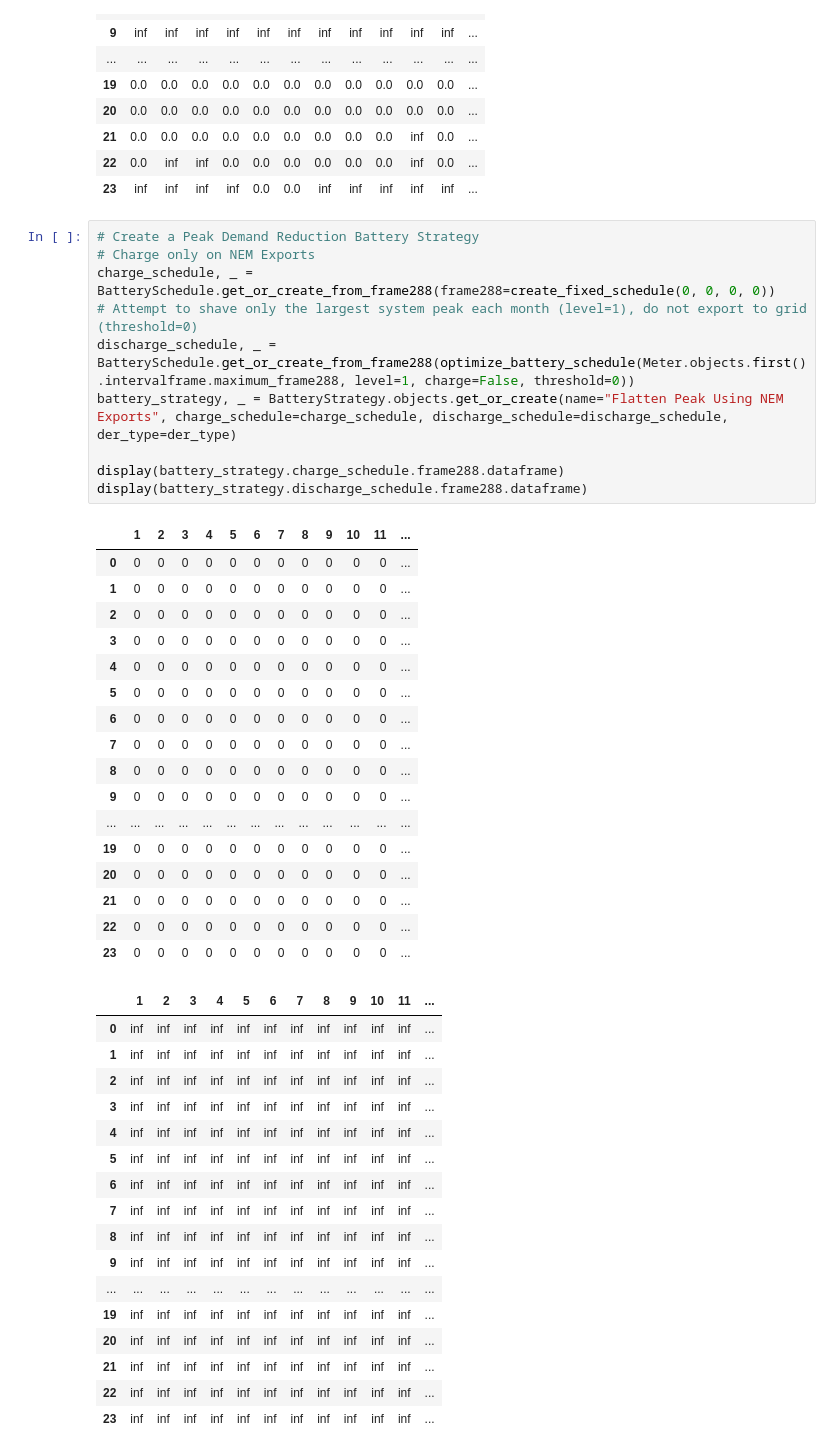
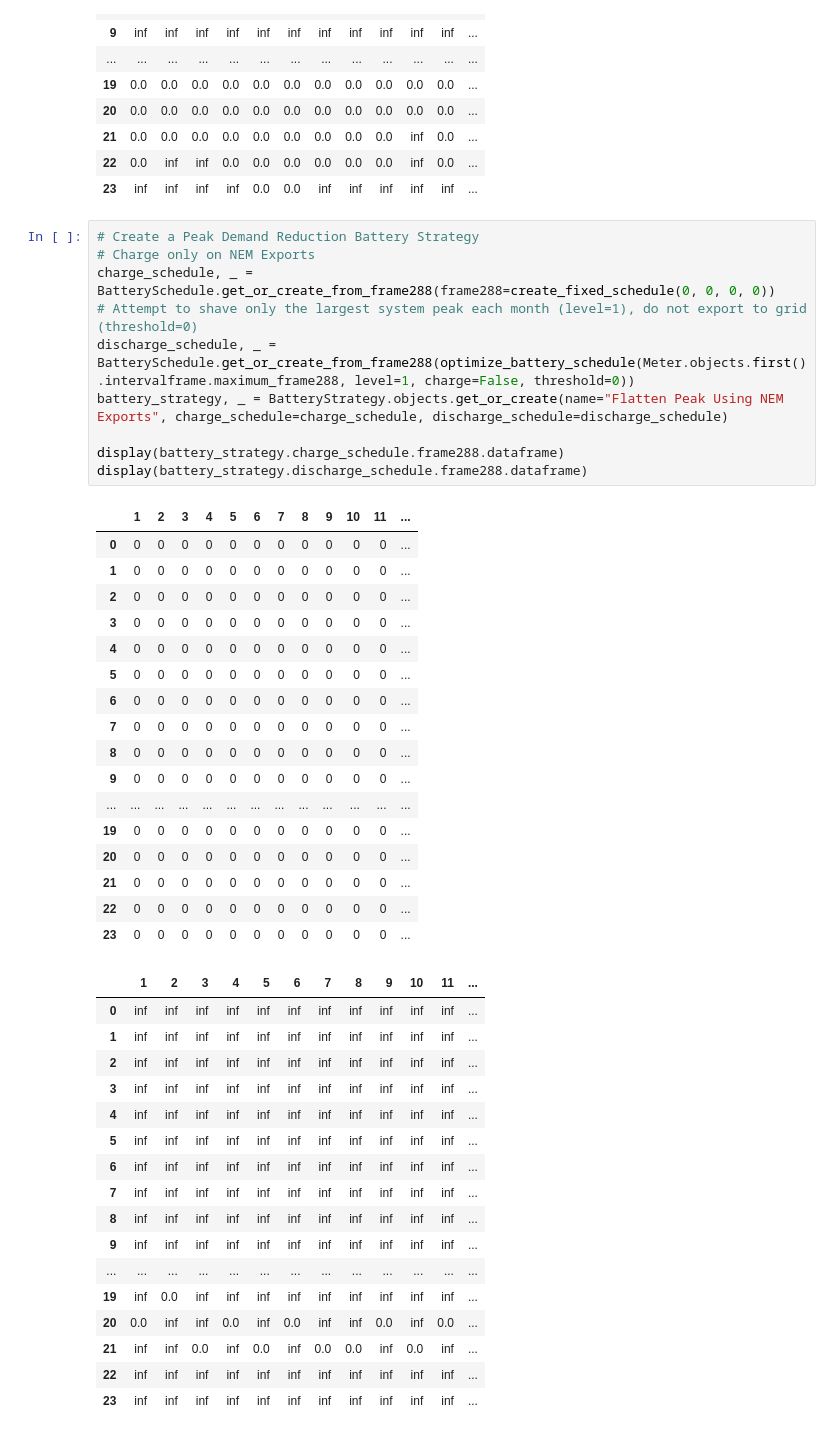
Before and after one commit to seanchon/beo_datastore, a Jupyter notebook: demo/2_create_battery_strategy.ipynb, the cells around one changed output. Drawn from its saved outputs; the diff is of its cells as text.

```diff
--- a/demo/2_create_battery_strategy.ipynb
+++ b/demo/2_create_battery_strategy.ipynb
@@ -135,43 +133,43 @@ display(battery_strategy.discharge_schedule.frame288.dataframe)
 charge_schedule, _ = BatterySchedule.get_or_create_from_frame288(frame288=create_fixed_schedule(0, 0, 0, 0))
 # Attempt to shave only the largest system peak each month (level=1), do not export to grid (threshold=0)
 discharge_schedule, _ = BatterySchedule.get_or_create_from_frame288(optimize_battery_schedule(Meter.objects.first().intervalframe.maximum_frame288, level=1, charge=False, threshold=0))
-battery_strategy, _ = BatteryStrategy.objects.get_or_create(name="Flatten Peak Using NEM Exports", charge_schedule=charge_schedule, discharge_schedule=discharge_schedule, der_type=der_type)
+battery_strategy, _ = BatteryStrategy.objects.get_or_create(name="Flatten Peak Using NEM Exports", charge_schedule=charge_schedule, discharge_schedule=discharge_schedule)
 
 display(battery_strategy.charge_schedule.frame288.dataframe)
 display(battery_strategy.discharge_schedule.frame288.dataframe)
 # %% [output]
 |  | 1 | 2 | 3 | 4 | 5 | 6 | 7 | 8 | 9 | 10 | 11 | ... |
 | 0 | 0 | 0 | 0 | 0 | 0 | 0 | 0 | 0 | 0 | 0 | 0 | ... |
 | 1 | 0 | 0 | 0 | 0 | 0 | 0 | 0 | 0 | 0 | 0 | 0 | ... |
 | 2 | 0 | 0 | 0 | 0 | 0 | 0 | 0 | 0 | 0 | 0 | 0 | ... |
 | 3 | 0 | 0 | 0 | 0 | 0 | 0 | 0 | 0 | 0 | 0 | 0 | ... |
 | 4 | 0 | 0 | 0 | 0 | 0 | 0 | 0 | 0 | 0 | 0 | 0 | ... |
 | 5 | 0 | 0 | 0 | 0 | 0 | 0 | 0 | 0 | 0 | 0 | 0 | ... |
 | 6 | 0 | 0 | 0 | 0 | 0 | 0 | 0 | 0 | 0 | 0 | 0 | ... |
 | 7 | 0 | 0 | 0 | 0 | 0 | 0 | 0 | 0 | 0 | 0 | 0 | ... |
 | 8 | 0 | 0 | 0 | 0 | 0 | 0 | 0 | 0 | 0 | 0 | 0 | ... |
 | 9 | 0 | 0 | 0 | 0 | 0 | 0 | 0 | 0 | 0 | 0 | 0 | ... |
 | ... | ... | ... | ... | ... | ... | ... | ... | ... | ... | ... | ... | ... |
 | 19 | 0 | 0 | 0 | 0 | 0 | 0 | 0 | 0 | 0 | 0 | 0 | ... |
 | 20 | 0 | 0 | 0 | 0 | 0 | 0 | 0 | 0 | 0 | 0 | 0 | ... |
 | 21 | 0 | 0 | 0 | 0 | 0 | 0 | 0 | 0 | 0 | 0 | 0 | ... |
 | 22 | 0 | 0 | 0 | 0 | 0 | 0 | 0 | 0 | 0 | 0 | 0 | ... |
 | 23 | 0 | 0 | 0 | 0 | 0 | 0 | 0 | 0 | 0 | 0 | 0 | ... |
 |  | 1 | 2 | 3 | 4 | 5 | 6 | 7 | 8 | 9 | 10 | 11 | ... |
 | 0 | inf | inf | inf | inf | inf | inf | inf | inf | inf | inf | inf | ... |
 | 1 | inf | inf | inf | inf | inf | inf | inf | inf | inf | inf | inf | ... |
 | 2 | inf | inf | inf | inf | inf | inf | inf | inf | inf | inf | inf | ... |
 | 3 | inf | inf | inf | inf | inf | inf | inf | inf | inf | inf | inf | ... |
 | 4 | inf | inf | inf | inf | inf | inf | inf | inf | inf | inf | inf | ... |
 | 5 | inf | inf | inf | inf | inf | inf | inf | inf | inf | inf | inf | ... |
 | 6 | inf | inf | inf | inf | inf | inf | inf | inf | inf | inf | inf | ... |
 | 7 | inf | inf | inf | inf | inf | inf | inf | inf | inf | inf | inf | ... |
 | 8 | inf | inf | inf | inf | inf | inf | inf | inf | inf | inf | inf | ... |
 | 9 | inf | inf | inf | inf | inf | inf | inf | inf | inf | inf | inf | ... |
 | ... | ... | ... | ... | ... | ... | ... | ... | ... | ... | ... | ... | ... |
-| 19 | inf | inf | inf | inf | inf | inf | inf | inf | inf | inf | inf | ... |
-| 20 | inf | inf | inf | inf | inf | inf | inf | inf | inf | inf | inf | ... |
-| 21 | inf | inf | inf | inf | inf | inf | inf | inf | inf | inf | inf | ... |
+| 19 | inf | 0.0 | inf | inf | inf | inf | inf | inf | inf | inf | inf | ... |
+| 20 | 0.0 | inf | inf | 0.0 | inf | 0.0 | inf | inf | 0.0 | inf | 0.0 | ... |
+| 21 | inf | inf | 0.0 | inf | 0.0 | inf | 0.0 | 0.0 | inf | 0.0 | inf | ... |
 | 22 | inf | inf | inf | inf | inf | inf | inf | inf | inf | inf | inf | ... |
 | 23 | inf | inf | inf | inf | inf | inf | inf | inf | inf | inf | inf | ... |
 # %%
```
Also changed, not shown: parts of 3 cells of this notebook, 25 other files.
